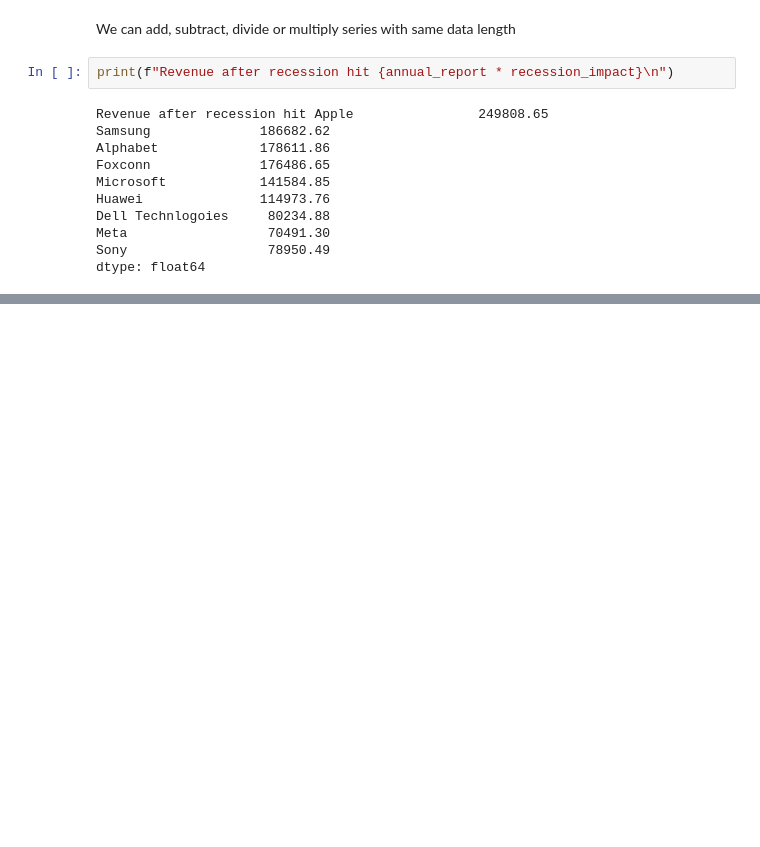
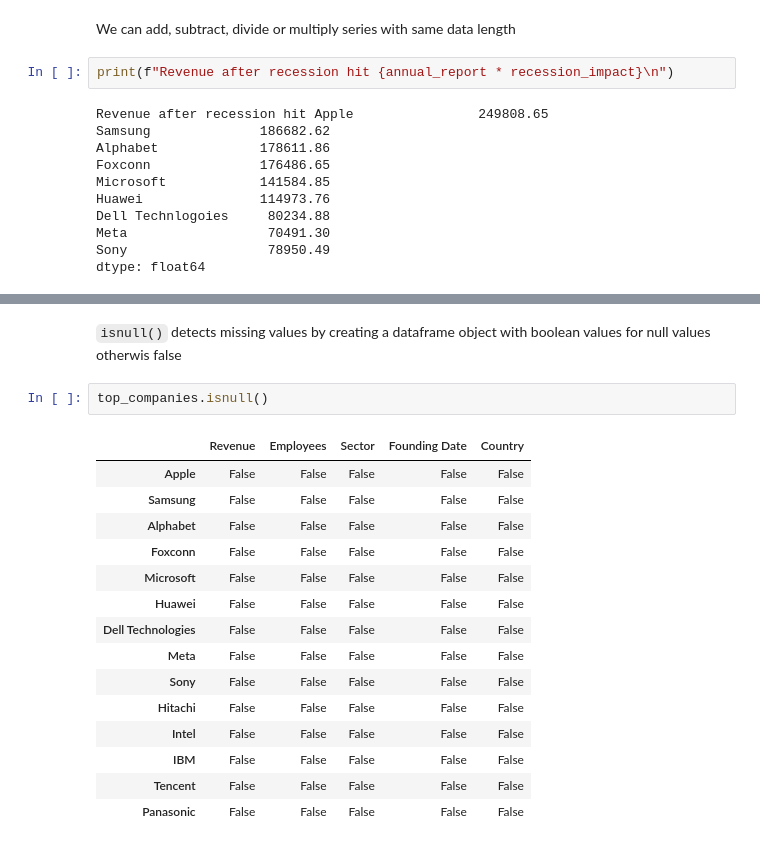
Before and after one commit to mmaazkhanhere/genai-learning-repo, a Jupyter notebook: data-analysis-course/course.ipynb, the cells around one changed output, grey strips where cells are left out. Saved outputs shown, nothing was run; the diff lists cells and outputs as text; blank space fills up the shorter version.

```diff
--- a/data-analysis-course/course.ipynb
+++ b/data-analysis-course/course.ipynb
@@ -1066,0 +1187,20 @@ dtype: float64
+# %% [markdown]
+`isnull()` detects missing values by creating a dataframe object with boolean values for null values otherwis false
+# %%
+top_companies.isnull()
+# %% [output]
+|  | Revenue | Employees | Sector | Founding Date | Country |
+| Apple | False | False | False | False | False |
+| Samsung | False | False | False | False | False |
+| Alphabet | False | False | False | False | False |
+| Foxconn | False | False | False | False | False |
+| Microsoft | False | False | False | False | False |
+| Huawei | False | False | False | False | False |
+| Dell Technologies | False | False | False | False | False |
+| Meta | False | False | False | False | False |
+| Sony | False | False | False | False | False |
+| Hitachi | False | False | False | False | False |
+| Intel | False | False | False | False | False |
+| IBM | False | False | False | False | False |
+| Tencent | False | False | False | False | False |
+| Panasonic | False | False | False | False | False |
```
Also changed, not shown: parts of 40 cells of this notebook.
